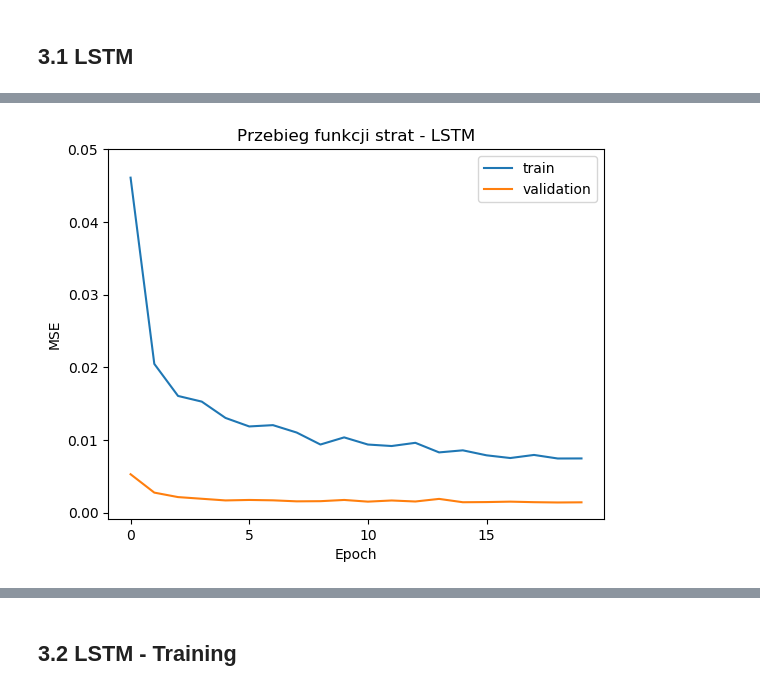
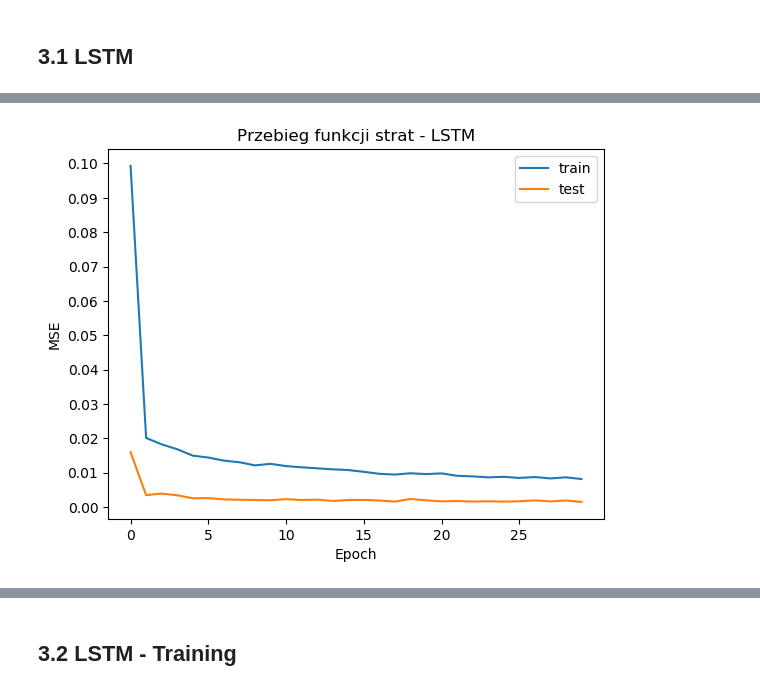
Before and after one commit to piotrkozub1999/Stock-Price-Prediction, a Jupyter notebook: 3. PricePrediction.ipynb, the cells around one changed output, grey strips where cells are left out. Drawn from its saved outputs; the diff is of its cells as text; code cells hidden in the pictures.

```diff
--- a/3. PricePrediction.ipynb
+++ b/3. PricePrediction.ipynb
@@ -241,7 +256,7 @@ X_test = np.load(LearningDataPath+"/X_test.npy", allow_pickle=True)
 y_test = np.load(LearningDataPath+"/y_test.npy", allow_pickle=True)
 # %%
 LR = 0.0002
-BATCH_SIZE = 64
+BATCH_SIZE = 32
 N_EPOCH = 30
 
 input_dim = X_train.shape[1]     # 30
@@ -252,18 +281,18 @@ print(output_dim)
 # %%
-def basic_GRU(input_dim, output_dim, feature_size):
-    model = Sequential()
-#     model.add(GRU(units=128, return_sequences = True, input_shape=(input_dim, feature_size)))
-#     model.add(GRU(units=64, input_shape=(input_dim, feature_size)))
-    model.add(GRU(units=256, input_shape=(input_dim, feature_size)))
-    model.add(Dense(64))
-    model.add(Dense(units=output_dim))
-
-    # model.compile(optimizer=Adam(lr=LR), loss="mse")
-    model.compile(optimizer=Adam, loss="mse")
-    history = model.fit(X_train, y_train, epochs=N_EPOCH, batch_size=BATCH_SIZE, validation_data=(X_test, y_test),
-                        verbose=2, shuffle=False)
-
-    return model, history
+# def basic_GRU(input_dim, output_dim, feature_size):
+#     model = Sequential()
+# #     model.add(GRU(units=128, return_sequences = True, input_shape=(input_dim, feature_size)))
+# #     model.add(GRU(units=64, input_shape=(input_dim, feature_size)))
+#     model.add(GRU(units=256, input_shape=(input_dim, feature_size)))
+#     model.add(Dense(64))
+#     model.add(Dense(units=output_dim))
+#
+#     # model.compile(optimizer=Adam(lr=LR), loss="mse")
+#     model.compile(optimizer=Adam, loss="mse")
+#     history = model.fit(X_train, y_train, epochs=N_EPOCH, batch_size=BATCH_SIZE, validation_data=(X_test, y_test),
+#                         verbose=2, shuffle=False)
+#
+#     return model, history
 # %%
-model, history = basic_GRU(input_dim, output_dim, feature_size)
+model, history = basic_GRU(input_dim, feature_size)
 print(model.summary())
@@ -364,9 +442,9 @@ y_train = np.load(LearningDataPath+"/y_train.npy", allow_pickle=True)
 X_test = np.load(LearningDataPath+"/X_test.npy", allow_pickle=True)
 y_test = np.load(LearningDataPath+"/y_test.npy", allow_pickle=True)
 # %%
-LR = 0.001
+LR = 0.0002
 BATCH_SIZE = 32
-N_EPOCH = 20
+N_EPOCH = 30
 
 input_dim = X_train.shape[1]
 feature_size = X_train.shape[2]
@@ -417,16 +495,16 @@ _________________________________________________________________
 None
 # %%
 plt.plot(history.history["loss"], label="train")
-plt.plot(history.history["val_loss"], label="validation")
+plt.plot(history.history["val_loss"], label="test")
 plt.title("Przebieg funkcji strat - LSTM")
 plt.xlabel("Epoch")
 plt.ylabel("MSE")
 plt.xticks(np.arange(0, N_EPOCH, step=5))
 plt.yticks(np.arange(0, history.history["loss"][0] + 0.01, step=0.01))
 plt.legend()
 plt.show()
 # %% [output]
-[figure, old version]
+[figure, new version]
 # %%
 predicted_price = model.predict(X_test, verbose=0)
 # %%
```
Also changed, not shown: parts of 28 cells of this notebook, 3 other files.
